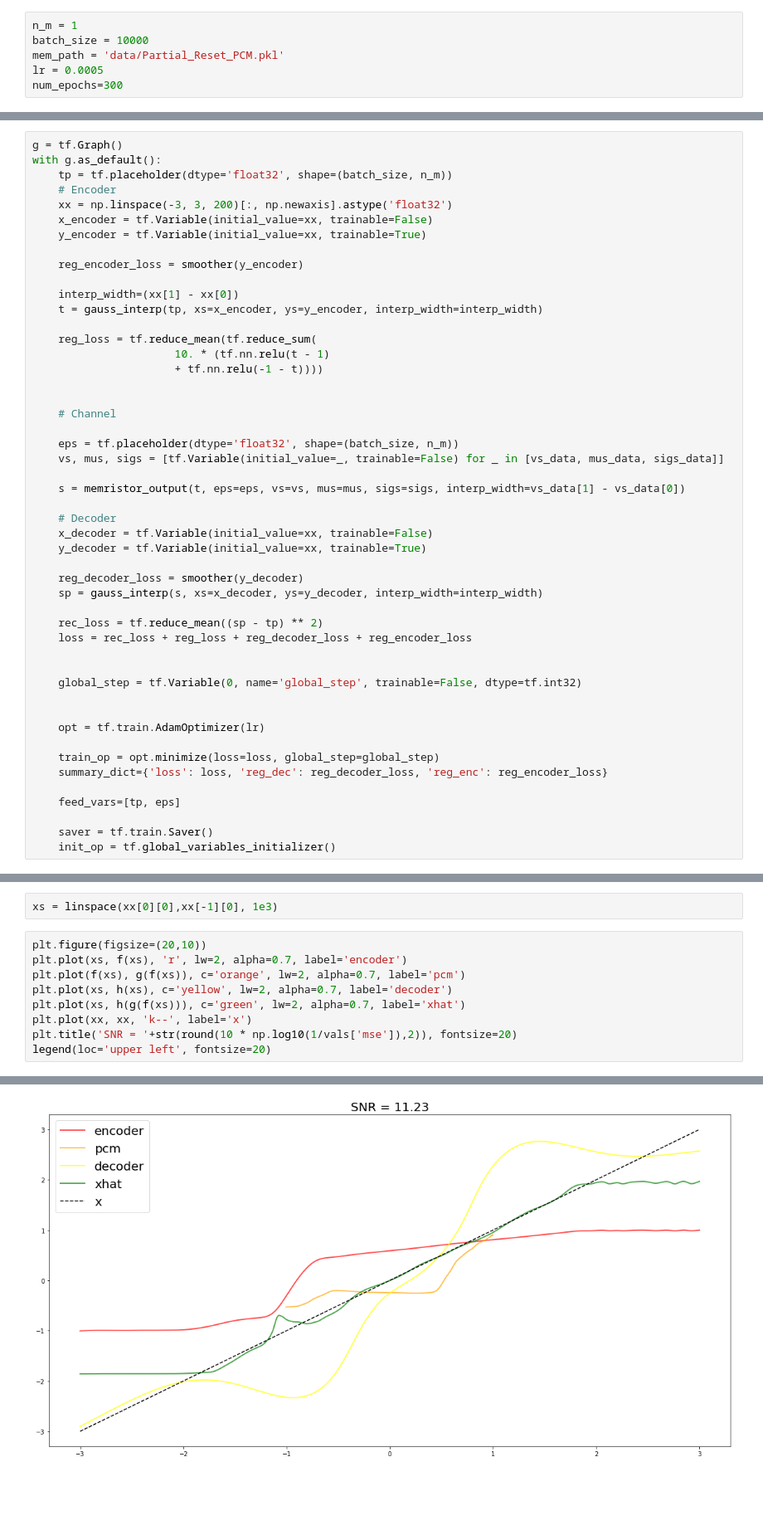
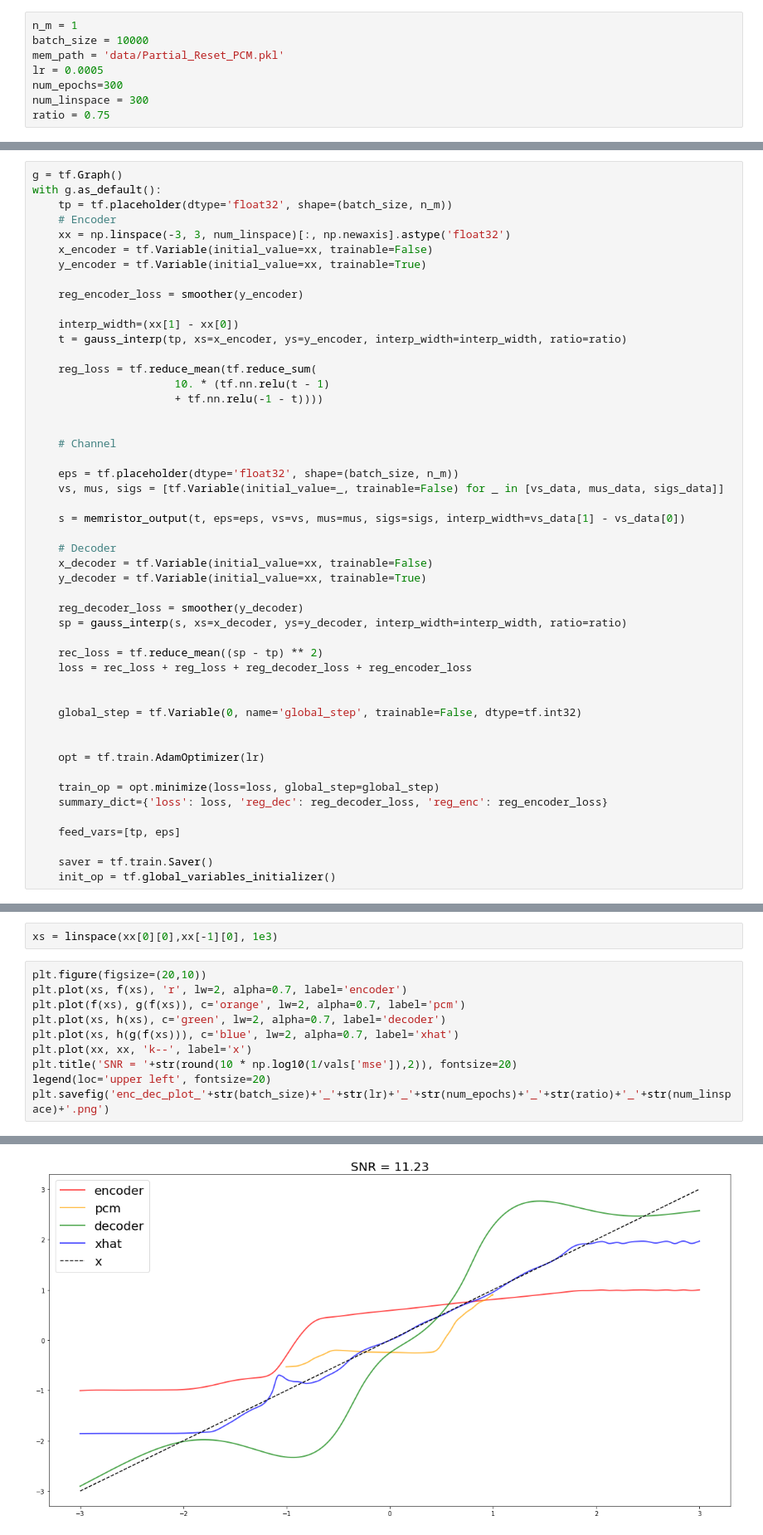
Before and after one commit to rzarcone/PCM_Paper, a Jupyter notebook: lookup_table_optimize.ipynb, the cells around one changed output, grey strips where cells are left out. Shown at 83% size. Cells and saved outputs as stored; diff of their text form; blank space fills up the shorter version.

```diff
--- a/lookup_table_optimize.ipynb
+++ b/lookup_table_optimize.ipynb
@@ -145,6 +150,8 @@ batch_size = 10000
 mem_path = 'data/Partial_Reset_PCM.pkl'
 lr = 0.0005
 num_epochs=300
+num_linspace = 300
+ratio = 0.75
 # %%
 vs_data, mus_data, sigs_data, _, _, _, _ = get_memristor_data(path=mem_path, n_mem=n_m)
 # %%
@@ -155,14 +162,14 @@ g = tf.Graph()
 with g.as_default():
     tp = tf.placeholder(dtype='float32', shape=(batch_size, n_m))
     # Encoder
-    xx = np.linspace(-3, 3, 200)[:, np.newaxis].astype('float32')
+    xx = np.linspace(-3, 3, num_linspace)[:, np.newaxis].astype('float32')
     x_encoder = tf.Variable(initial_value=xx, trainable=False)
     y_encoder = tf.Variable(initial_value=xx, trainable=True)
 
     reg_encoder_loss = smoother(y_encoder)
 
     interp_width=(xx[1] - xx[0])
-    t = gauss_interp(tp, xs=x_encoder, ys=y_encoder, interp_width=interp_width)
+    t = gauss_interp(tp, xs=x_encoder, ys=y_encoder, interp_width=interp_width, ratio=ratio)
 
     reg_loss = tf.reduce_mean(tf.reduce_sum(
                       10. * (tf.nn.relu(t - 1)
@@ -181,7 +188,7 @@ with g.as_default():
     y_decoder = tf.Variable(initial_value=xx, trainable=True)
 
     reg_decoder_loss = smoother(y_decoder)
-    sp = gauss_interp(s, xs=x_decoder, ys=y_decoder, interp_width=interp_width)
+    sp = gauss_interp(s, xs=x_decoder, ys=y_decoder, interp_width=interp_width, ratio=ratio)
 
     rec_loss = tf.reduce_mean((sp - tp) ** 2)
     loss = rec_loss + reg_loss + reg_decoder_loss + reg_encoder_loss
@@ -317,9 +314,10 @@ xs = linspace(xx[0][0],xx[-1][0], 1e3)
 plt.figure(figsize=(20,10))
 plt.plot(xs, f(xs), 'r', lw=2, alpha=0.7, label='encoder')
 plt.plot(f(xs), g(f(xs)), c='orange', lw=2, alpha=0.7, label='pcm')
-plt.plot(xs, h(xs), c='yellow', lw=2, alpha=0.7, label='decoder')
-plt.plot(xs, h(g(f(xs))), c='green', lw=2, alpha=0.7, label='xhat')
+plt.plot(xs, h(xs), c='green', lw=2, alpha=0.7, label='decoder')
+plt.plot(xs, h(g(f(xs))), c='blue', lw=2, alpha=0.7, label='xhat')
 plt.plot(xx, xx, 'k--', label='x')
 plt.title('SNR = '+str(round(10 * np.log10(1/vals['mse']),2)), fontsize=20)
 legend(loc='upper left', fontsize=20)
+plt.savefig('enc_dec_plot_'+str(batch_size)+'_'+str(lr)+'_'+str(num_epochs)+'_'+str(ratio)+'_'+str(num_linspace)+'.png')
 # %% [output]
@@ -327,4 +324,4 @@ legend(loc='upper left', fontsize=20)
-[figure, old version]
+[figure, new version]
 # %%
 _ = plt.hist2d(vals['tp'].ravel(), vals['sp'].ravel(), bins=50, norm=LogNorm())
 plt.plot(xx, xx)
```
Also changed, not shown: parts of 16 cells of this notebook, 1 other file.
